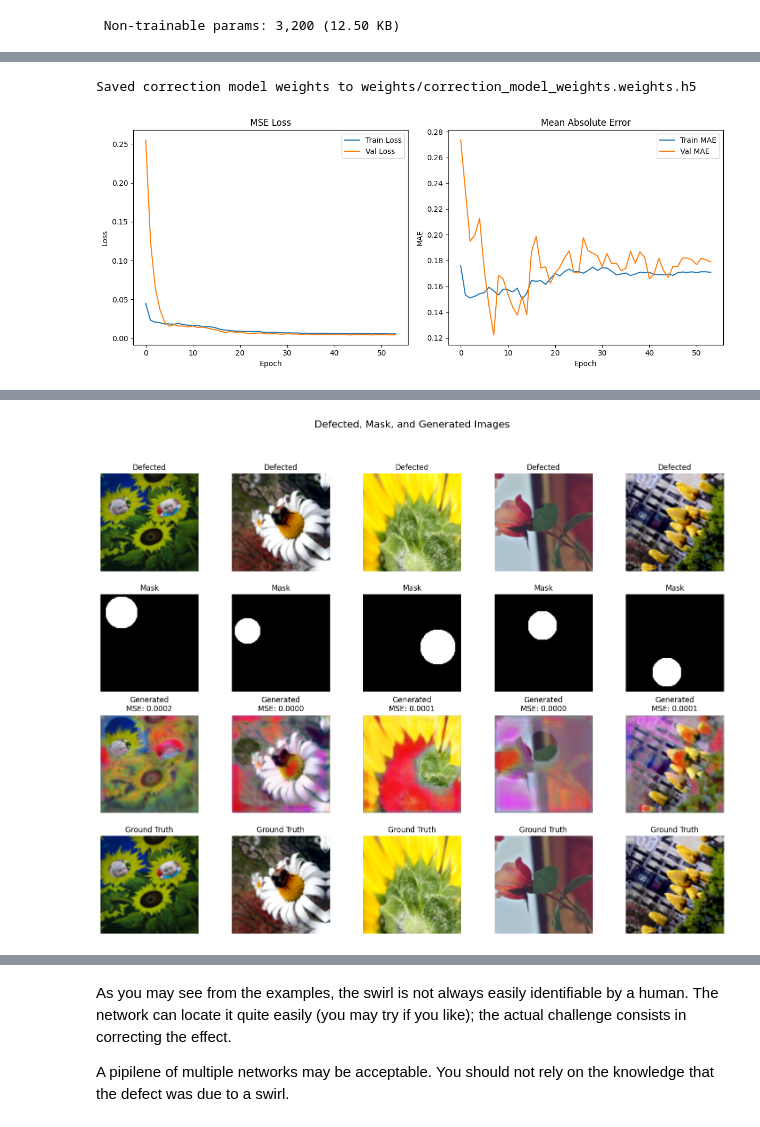
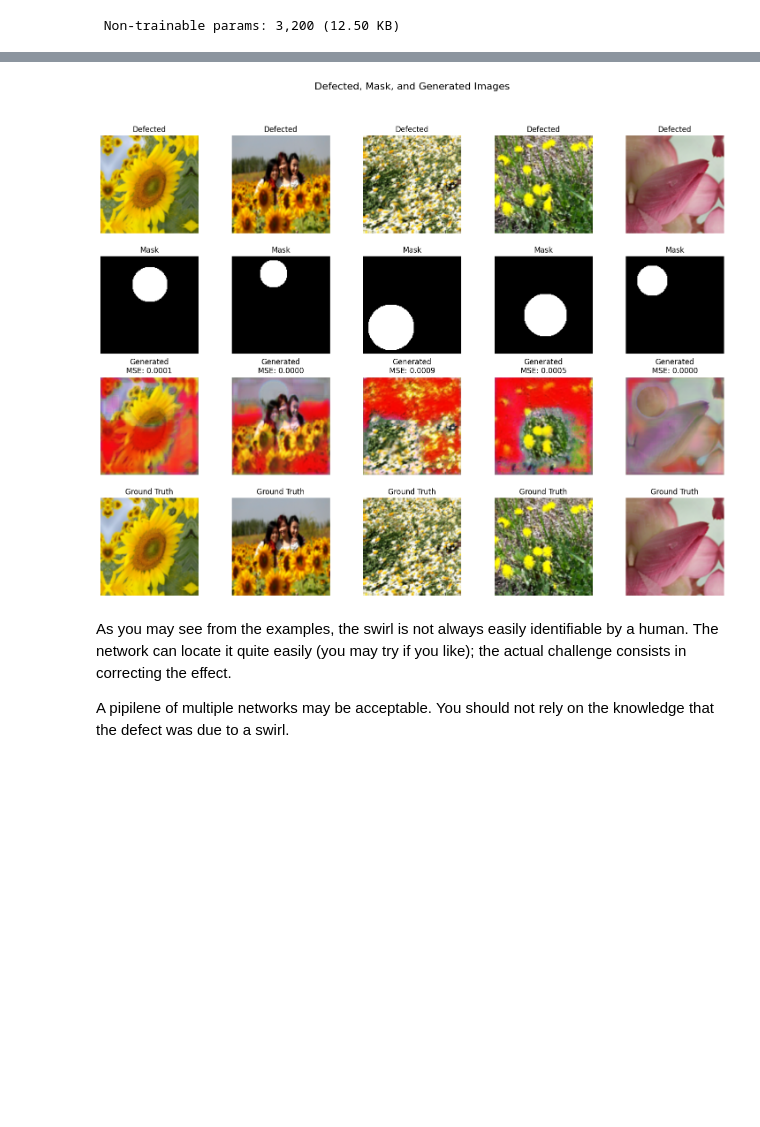
Before and after one commit to enricoferraiolo/Swirl-Correction, a Jupyter notebook: Swirl_correction.ipynb, the cells around one changed output, grey strips where cells are left out. Drawn from its saved outputs; the diff is of its cells as text; code cells hidden in the pictures; blank space fills up the shorter version.

```diff
--- a/Swirl_correction.ipynb
+++ b/Swirl_correction.ipynb
@@ -758,6 +761,9 @@ callbacks_correctionmodel = [
     ReduceLROnPlateau(patience=2, factor=0.75, verbose=1),
 ]
 
+# Initialize correction history
+correction_history = None
+
 # Training Defect Correction Model
 if TO_TRAIN_CORRECTION_MODEL:
     print("Training Defect Correction Model...")
@@ -825,12 +776,10 @@ Restoring model weights from the end of the best epoch: 44.
 # %%
-TO_SAVE_DEFECT_CORRECTION_MODEL = True
+TO_SAVE_DEFECT_CORRECTION_MODEL = False
 
 # Save the correction model weights
 if TO_SAVE_DEFECT_CORRECTION_MODEL:
     correction_model.save_weights(os.path.join(WEIGHTS_PATH, "correction_model_weights.weights.h5"))
     print(f"Saved correction model weights to {os.path.join(WEIGHTS_PATH, 'correction_model_weights.weights.h5')}")
-# %% [output]
-Saved correction model weights to weights/correction_model_weights.weights.h5
 # %%
 import matplotlib.pyplot as plt
 import numpy as np
@@ -905,8 +854,9 @@ def visualize_predictions(model, generator, n_samples=5):
     plt.show()
 
 
-# Esegui
-plot_training_defectedcorrection(correction_history)
+if correction_history is not None:
+    # Plot training history
+    plot_training_defectedcorrection(correction_history)
+
 visualize_predictions(correction_model, val_gen, n_samples=5)
 # %% [output]
-[figure, old version]
@@ -920 +880,0 @@ WARNING:matplotlib.image:Clipping input data to the valid range for imshow with
-[figure, removed]
@@ -921,3 +889,4 @@ WARNING:matplotlib.image:Clipping input data to the valid range for imshow with
+[figure, new version]
 # %% [markdown]
 As you may see from the examples, the swirl is not always easily identifiable by a human. The network can locate it quite easily (you may try if you like); the actual challenge consists in correcting the effect.
 
```
Also changed, not shown: parts of 9 cells of this notebook.
